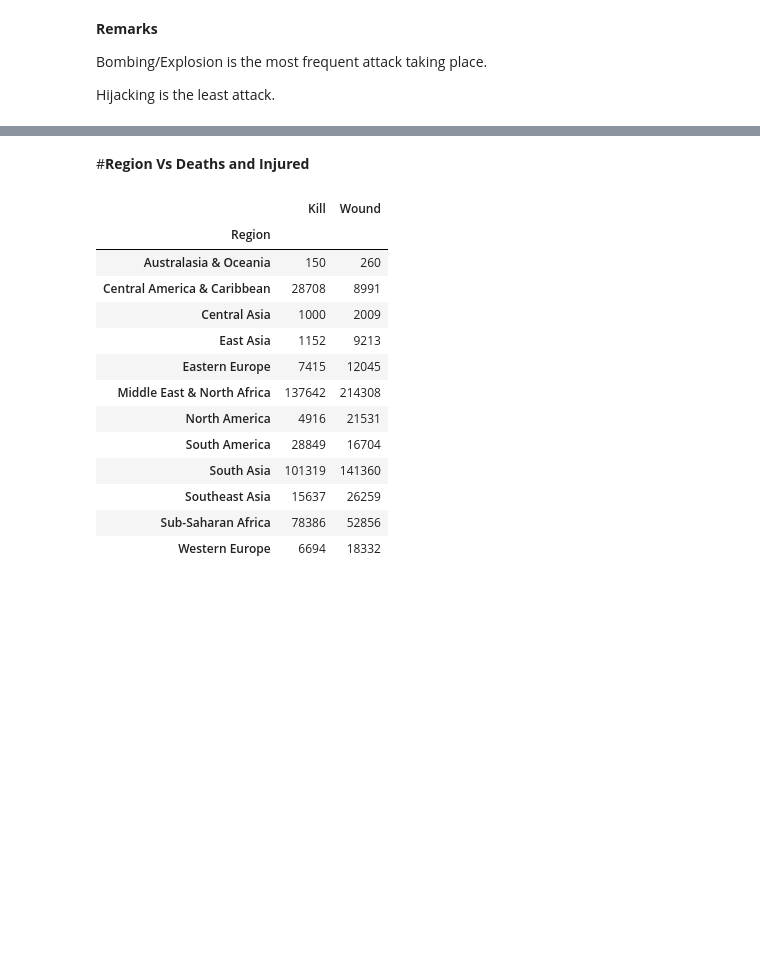
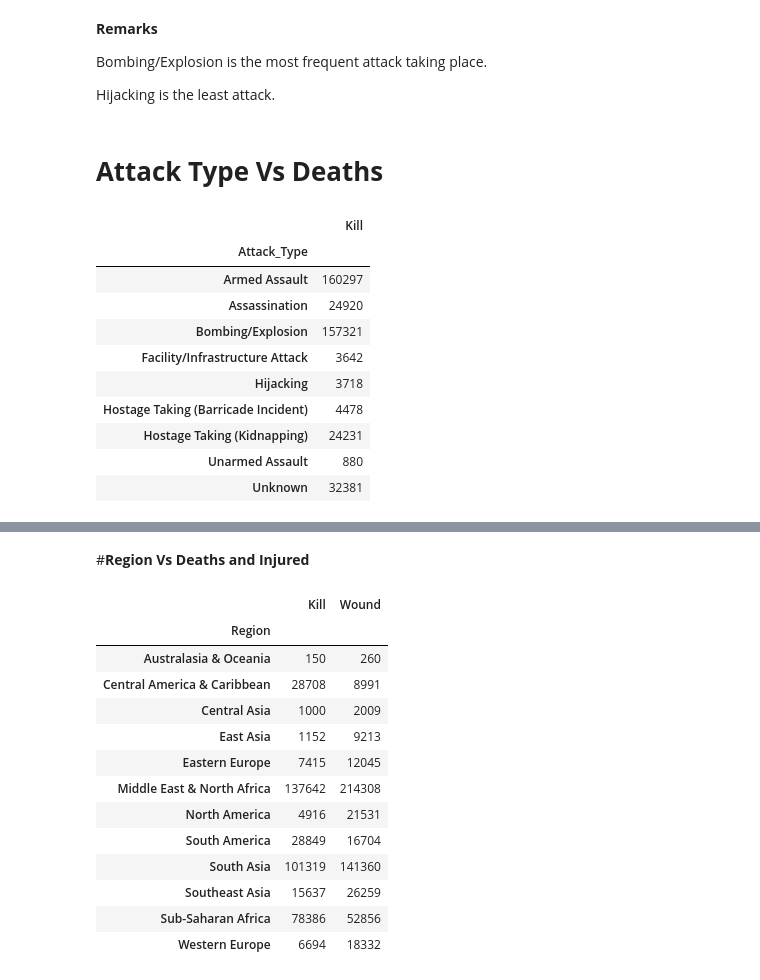
Before and after one commit to Narayan718/Global-Terrorism-Analysis, a Jupyter notebook: Global_Terrorism_Analysis.ipynb, the cells around one changed output, grey strips where cells are left out. Drawn from its saved outputs; the diff is of its cells as text; code cells hidden in the pictures; blank space fills up the shorter version.

```diff
--- a/Global_Terrorism_Analysis.ipynb
+++ b/Global_Terrorism_Analysis.ipynb
@@ -428,3 +446,20 @@ fig.show()
 Bombing/Explosion is the most frequent attack taking place.
 
 Hijacking is the least attack.
+# %% [markdown]
+# **Attack Type Vs Deaths**
+# %%
+attack_type_deaths = data.groupby(['Attack_Type']).agg({'Kill':'sum'})
+attack_type_deaths
+# %% [output]
+|  | Kill |
+| Attack_Type |  |
+| Armed Assault | 160297 |
+| Assassination | 24920 |
+| Bombing/Explosion | 157321 |
+| Facility/Infrastructure Attack | 3642 |
+| Hijacking | 3718 |
+| Hostage Taking (Barricade Incident) | 4478 |
+| Hostage Taking (Kidnapping) | 24231 |
+| Unarmed Assault | 880 |
+| Unknown | 32381 |
```
Also changed, not shown: parts of 7 cells of this notebook.
